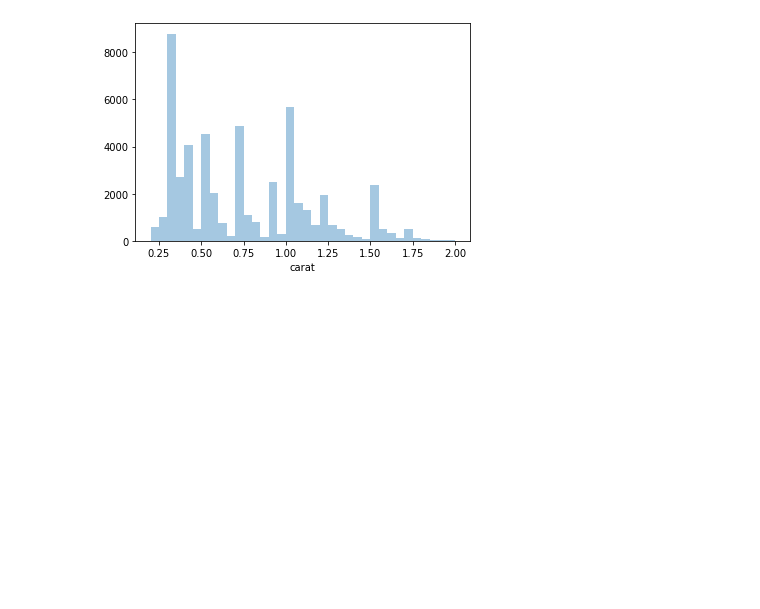
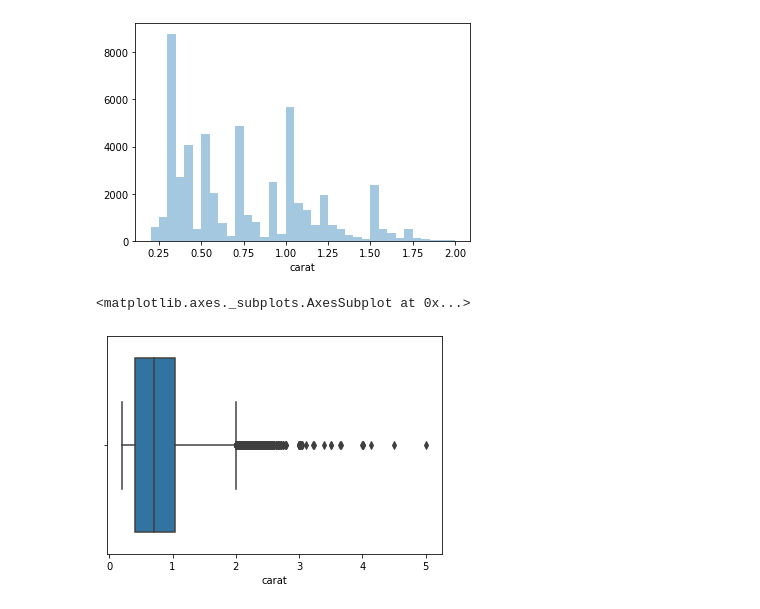
Before and after one commit to Pemwilliam20/FIN377-participation-, a Jupyter notebook: L7 Livecoding.ipynb, the cells around one changed output. Drawn from its saved outputs; the diff is of its cells as text; code cells hidden in the pictures; blank space fills up the shorter version.

```diff
--- a/L7 Livecoding.ipynb
+++ b/L7 Livecoding.ipynb
@@ -46,3 +46,8 @@ sns.distplot(diamonds['carat'],kde=False, bins=np.arange(0.2,2.05,.05).tolist())
 # %% [output]
 <matplotlib.axes._subplots.AxesSubplot at 0x...>
 [figure]
+# %%
+sns.boxplot(diamonds['carat'])
+# %% [output]
+<matplotlib.axes._subplots.AxesSubplot at 0x...>
+[figure, added]
```
Also changed, not shown: parts of 2 cells of this notebook.
